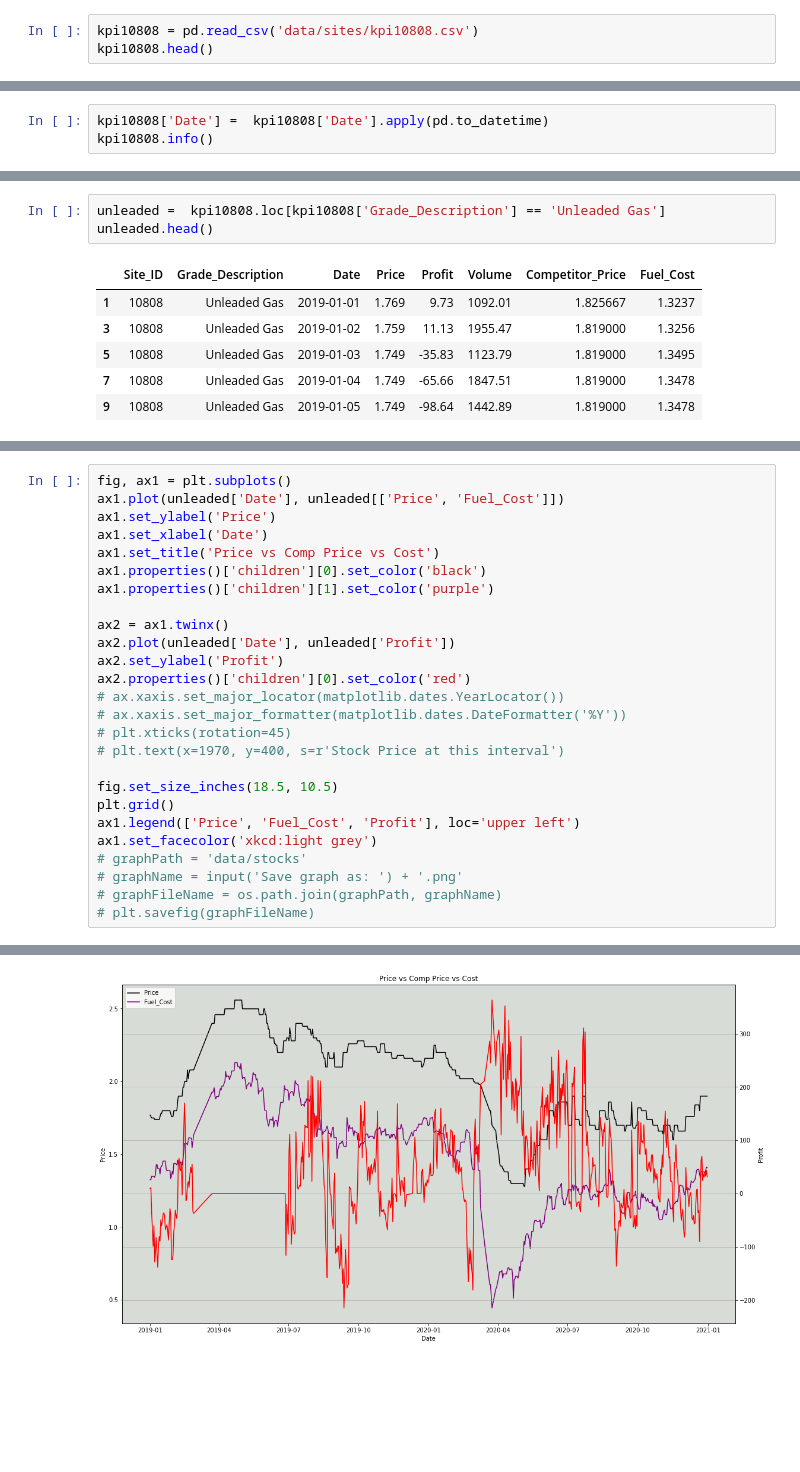
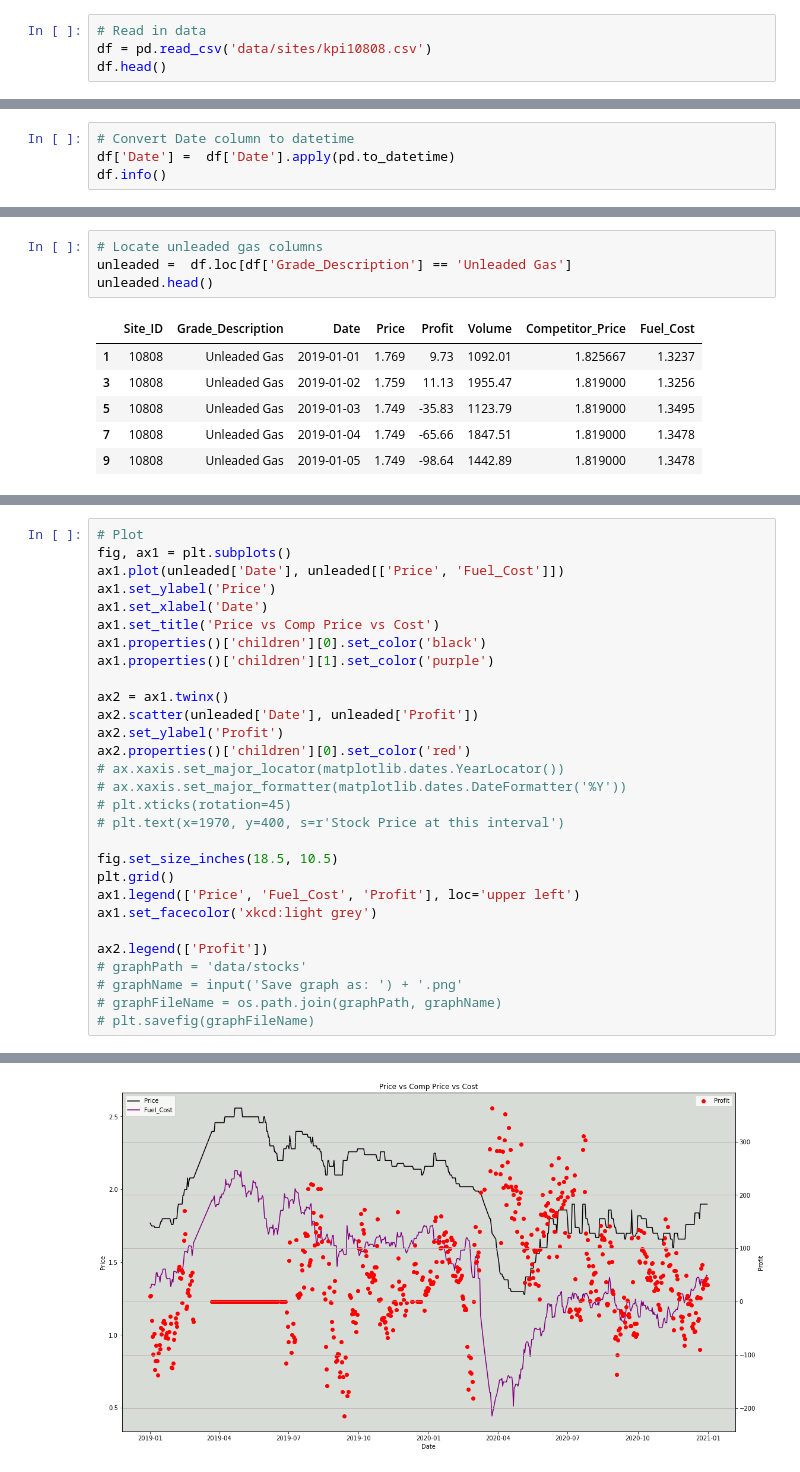
Before and after one commit to justinboggs/sunlp, a Jupyter notebook: 10808.ipynb, the cells around one changed output, grey strips where cells are left out. Cells and saved outputs as stored; diff of their text form; blank space fills up the shorter version.

```diff
--- a/10808.ipynb
+++ b/10808.ipynb
@@ -7,8 +7,9 @@ import urllib as u
 import numpy as np
 import csv
 # %%
-kpi10808 = pd.read_csv('data/sites/kpi10808.csv')
-kpi10808.head()
+# Read in data
+df = pd.read_csv('data/sites/kpi10808.csv')
+df.head()
 # %% [output]
 |  | Site_ID | Grade_Description | Date | Price | Profit | Volume | Competitor_Price | Fuel_Cost |
 | 0 | 10808 | Premium Gas | 2019-01-01 | 2.319 | 7.60 | 49.30 | 1.799000 | 1.534257 |
@@ -17,8 +18,9 @@ kpi10808.head()
 | 3 | 10808 | Unleaded Gas | 2019-01-02 | 1.759 | 11.13 | 1955.47 | 1.819000 | 1.325600 |
 | 4 | 10808 | Premium Gas | 2019-01-03 | 2.299 | 7.15 | 56.94 | 1.799000 | 1.553484 |
 # %%
-kpi10808['Date'] =  kpi10808['Date'].apply(pd.to_datetime)
-kpi10808.info()
+# Convert Date column to datetime
+df['Date'] =  df['Date'].apply(pd.to_datetime)
+df.info()
 # %% [output]
 <class 'pandas.core.frame.DataFrame'>
 RangeIndex: 1603 entries, 0 to 1602
@@ -36,7 +38,8 @@ Data columns (total 8 columns):
 dtypes: datetime64[ns](1), float64(5), int64(1), object(1)
 memory usage: 100.3+ KB
 # %%
-unleaded =  kpi10808.loc[kpi10808['Grade_Description'] == 'Unleaded Gas']
+# Locate unleaded gas columns
+unleaded =  df.loc[df['Grade_Description'] == 'Unleaded Gas']
 unleaded.head()
 # %% [output]
 |  | Site_ID | Grade_Description | Date | Price | Profit | Volume | Competitor_Price | Fuel_Cost |
@@ -71,4 +73,5 @@ ax.set_facecolor('xkcd:light grey')
 # %%
+# Plot
 fig, ax1 = plt.subplots()
 ax1.plot(unleaded['Date'], unleaded[['Price', 'Fuel_Cost']])
 ax1.set_ylabel('Price')
@@ -78,7 +81,7 @@ ax1.properties()['children'][0].set_color('black')
 ax1.properties()['children'][1].set_color('purple')
 
 ax2 = ax1.twinx()
-ax2.plot(unleaded['Date'], unleaded['Profit'])
+ax2.scatter(unleaded['Date'], unleaded['Profit'])
 ax2.set_ylabel('Profit')
 ax2.properties()['children'][0].set_color('red')
 # ax.xaxis.set_major_locator(matplotlib.dates.YearLocator())
@@ -90,6 +93,8 @@ fig.set_size_inches(18.5, 10.5)
 plt.grid()
 ax1.legend(['Price', 'Fuel_Cost', 'Profit'], loc='upper left')
 ax1.set_facecolor('xkcd:light grey')
+
+ax2.legend(['Profit'])
 # graphPath = 'data/stocks'
 # graphName = input('Save graph as: ') + '.png'
 # graphFileName = os.path.join(graphPath, graphName)
@@ -98 +104 @@ ax1.set_facecolor('xkcd:light grey')
-[figure, old version]
+[figure, new version]
```
Also changed, not shown: parts of 2 cells of this notebook.
